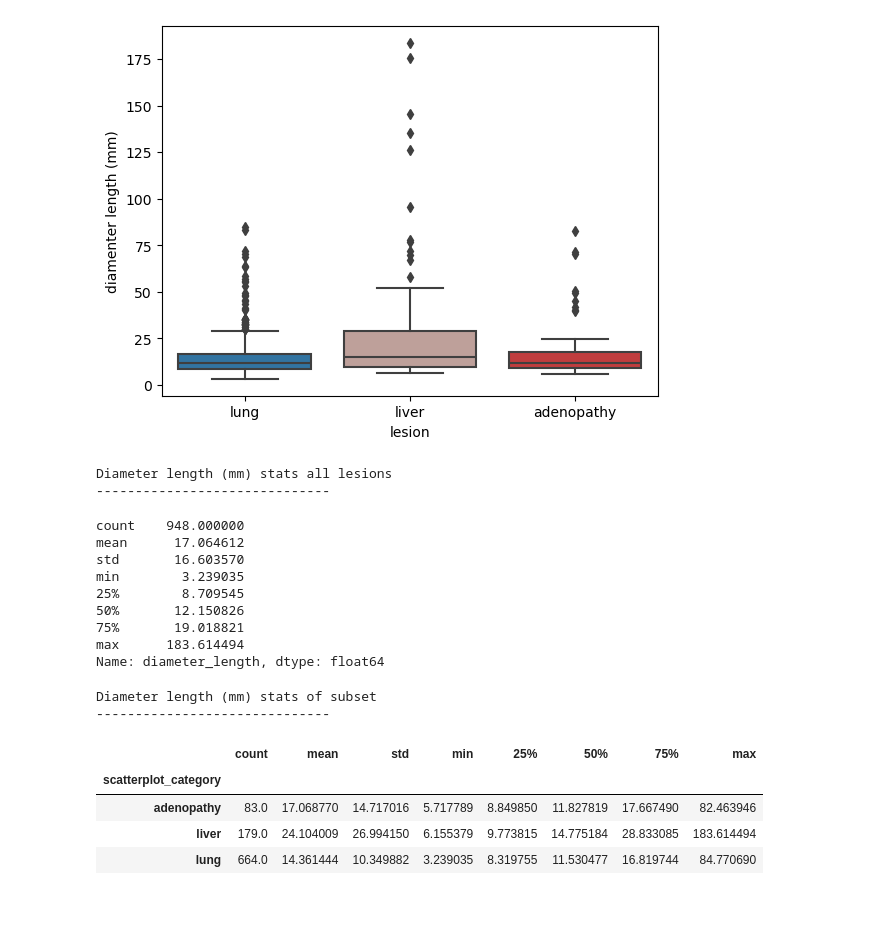
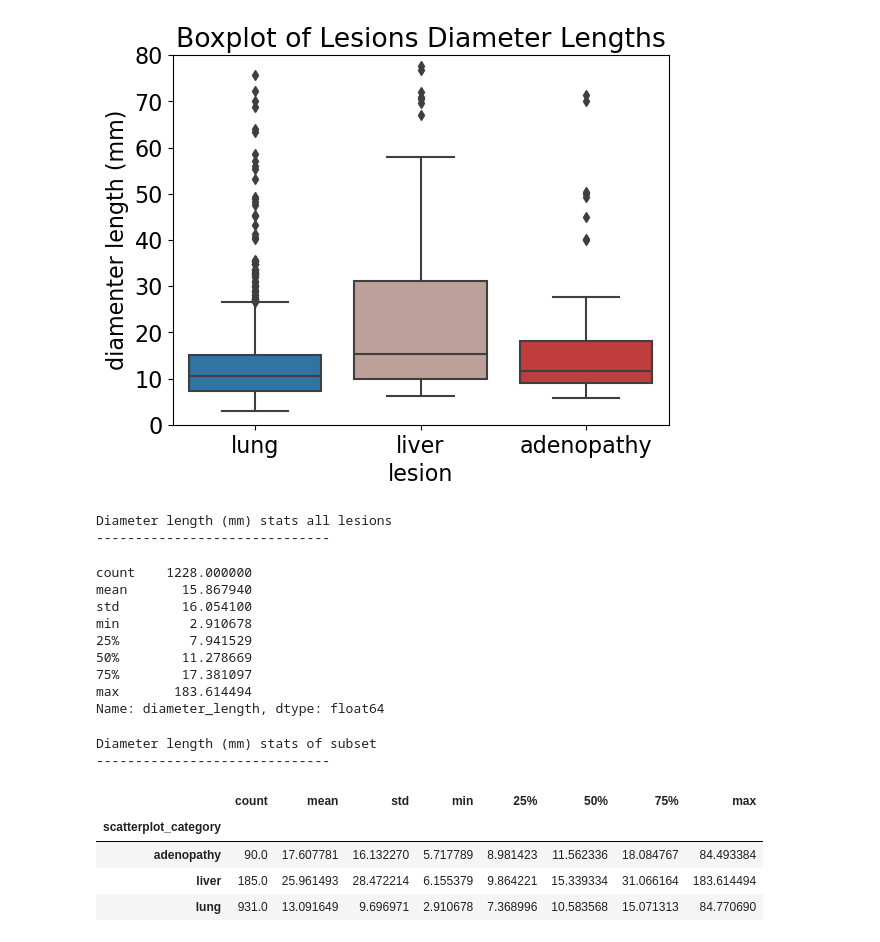
Before and after one commit to robertorojasp06/recist-dataset, a Jupyter notebook: notebooks/lesions_features.ipynb, the cells around one changed output. Cells and saved outputs as stored; diff of their text form; code cells hidden in the pictures; blank space fills up the shorter version.

```diff
--- a/notebooks/lesions_features.ipynb
+++ b/notebooks/lesions_features.ipynb
@@ -10,11 +10,11 @@ from mpl_toolkits.mplot3d import Axes3D
 from scipy.stats import  spearmanr
 # %%
 path_to_lesions_features_train = Path.cwd() / "resources" / "lesions_features_train.csv"
-path_to_lesions_features_test = Path.cwd() / "resources" / "lesions_features_test.csv"
+path_to_lesions_features_test = Path.cwd() / "resources" / "lesions_features_test_updated_beta.csv"
 savefig = False
 save_title = False
 # %%
-plt.rcParams.update({'font.size': 10})
+plt.rcParams.update({'font.size': 16})
 pd.set_option("display.max_columns", None)
 # %%
 lesions_df = pd.DataFrame()
@@ -178,46 +197,47 @@ Volume (ml) stats of subset
 # %%
 # Lesions diameters
 sns.boxplot(
     data=lesions_df_subset,
     x='scatterplot_category',
     y='diameter_length',
     palette=color_mapping
 )
 plt.xlabel('lesion')
 plt.ylabel('diamenter length (mm)')
 plt.title('Boxplot of Lesions Diameter Lengths')
+plt.ylim((0, 80))
 if savefig:
     if not save_title:
         plt.title('')
     plt.savefig(Path.cwd() / 'results' / 'lesions_diameter_lengths_distributions.png', bbox_inches='tight', transparent=True)
 plt.show()
 print(f"Diameter length (mm) stats all lesions")
 print(30 * '-')
 display(lesions_df['diameter_length'].describe())
 print('\n')
 print(f"Diameter length (mm) stats of subset")
 print(30 * '-')
 display(lesions_df_subset.groupby('scatterplot_category')['diameter_length'].describe())
 # %% [output]
-[figure, old version]
+[figure, new version]
 Diameter length (mm) stats all lesions
 ------------------------------
-count    948.000000
-mean      17.064612
-std       16.603570
-min        3.239035
-25%        8.709545
-50%       12.150826
-75%       19.018821
-max      183.614494
+count    1228.000000
+mean       15.867940
+std        16.054100
+min         2.910678
+25%         7.941529
+50%        11.278669
+75%        17.381097
+max       183.614494
 Name: diameter_length, dtype: float64
 Diameter length (mm) stats of subset
 ------------------------------
 |  | count | mean | std | min | 25% | 50% | 75% | max |
 | scatterplot_category |  |  |  |  |  |  |  |  |
-| adenopathy | 83.0 | 17.068770 | 14.717016 | 5.717789 | 8.849850 | 11.827819 | 17.667490 | 82.463946 |
-| liver | 179.0 | 24.104009 | 26.994150 | 6.155379 | 9.773815 | 14.775184 | 28.833085 | 183.614494 |
-| lung | 664.0 | 14.361444 | 10.349882 | 3.239035 | 8.319755 | 11.530477 | 16.819744 | 84.770690 |
+| adenopathy | 90.0 | 17.607781 | 16.132270 | 5.717789 | 8.981423 | 11.562336 | 18.084767 | 84.493384 |
+| liver | 185.0 | 25.961493 | 28.472214 | 6.155379 | 9.864221 | 15.339334 | 31.066164 | 183.614494 |
+| lung | 931.0 | 13.091649 | 9.696971 | 2.910678 | 7.368996 | 10.583568 | 15.071313 | 84.770690 |
 # %%
 # Lesions intensiteis (mean HU)
 sns.boxplot(
```
Also changed, not shown: parts of 11 cells of this notebook, 4 other files.
